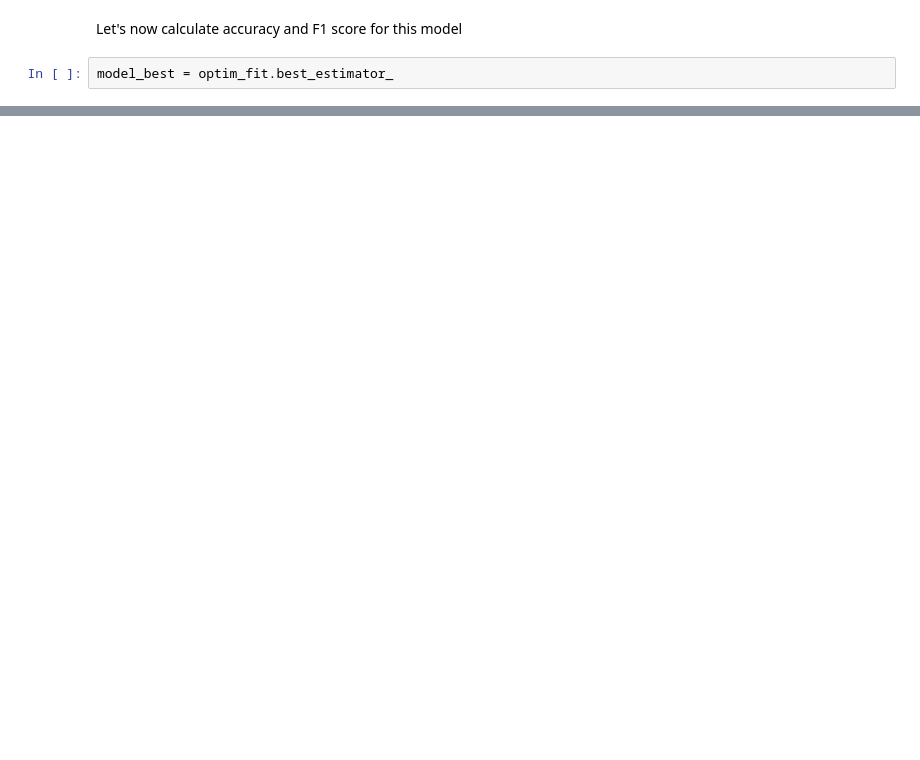
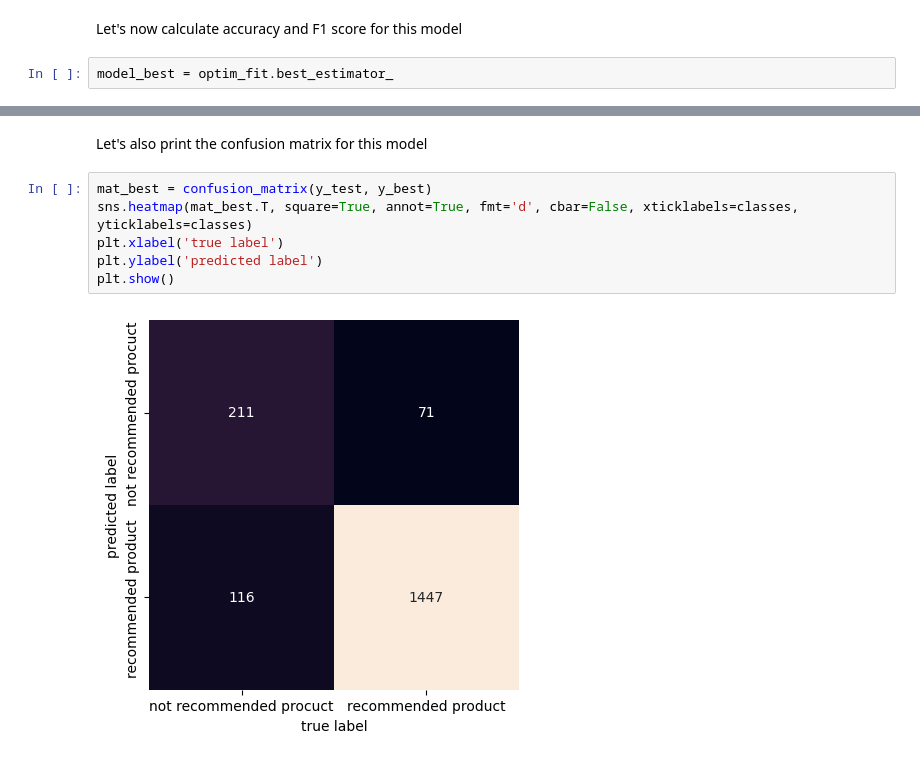
Before and after one commit to dPintost/Pipeline-Project, a Jupyter notebook: Pipelines_project_Diego_Pintos.ipynb, the cells around one changed output, grey strips where cells are left out. Saved outputs shown, nothing was run; the diff lists cells and outputs as text; blank space fills up the shorter version.

```diff
--- a/Pipelines_project_Diego_Pintos.ipynb
+++ b/Pipelines_project_Diego_Pintos.ipynb
@@ -551,0 +586,10 @@ So, after optimization process, accuracy has climbed up from 86,99% to 89,32%; w
+# %% [markdown]
+Let's also print the confusion matrix for this model
+# %%
+mat_best = confusion_matrix(y_test, y_best)
+sns.heatmap(mat_best.T, square=True, annot=True, fmt='d', cbar=False, xticklabels=classes, yticklabels=classes)
+plt.xlabel('true label')
+plt.ylabel('predicted label')
+plt.show()
+# %% [output]
+[figure, added]
```
Also changed, not shown: parts of 18 cells of this notebook.
